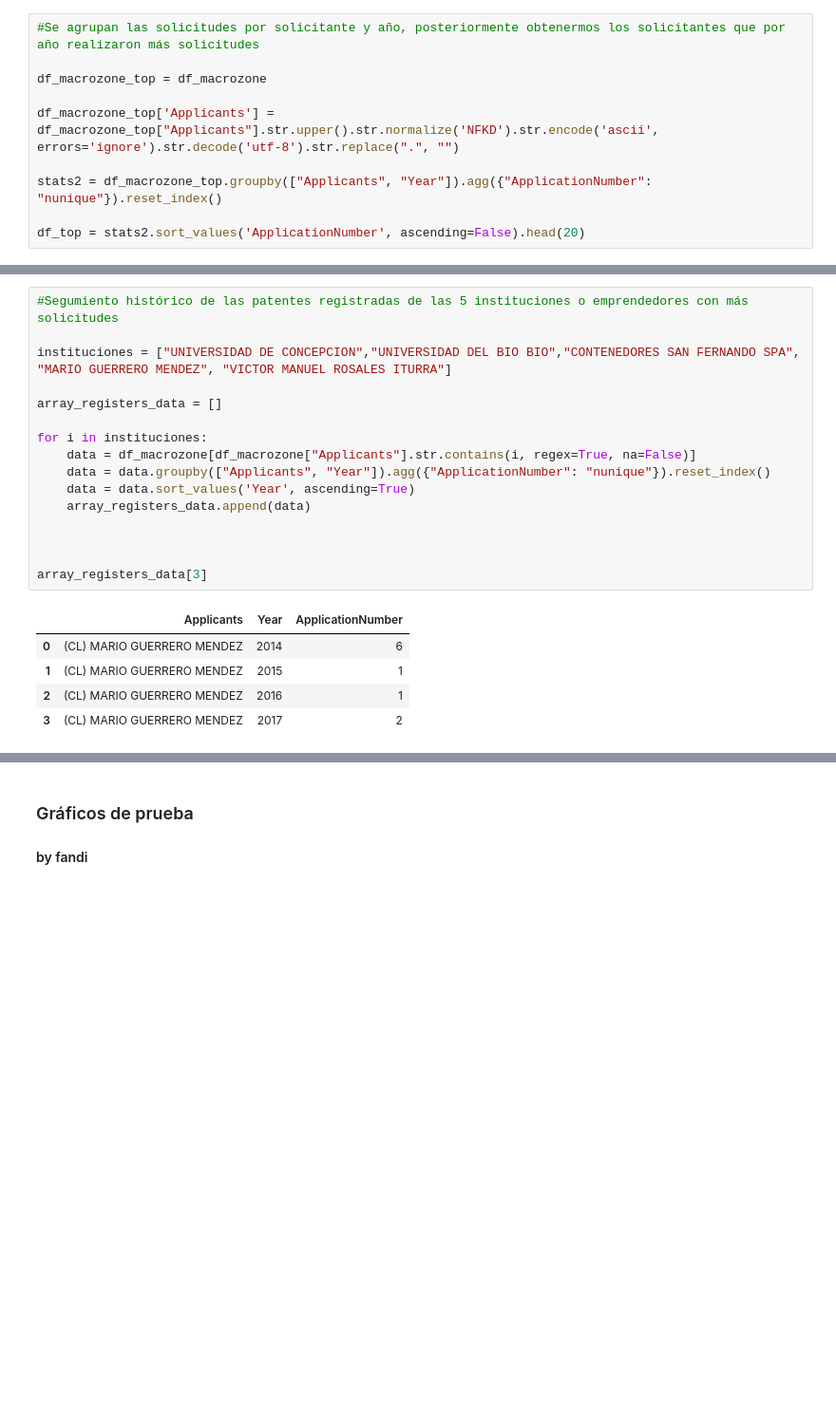
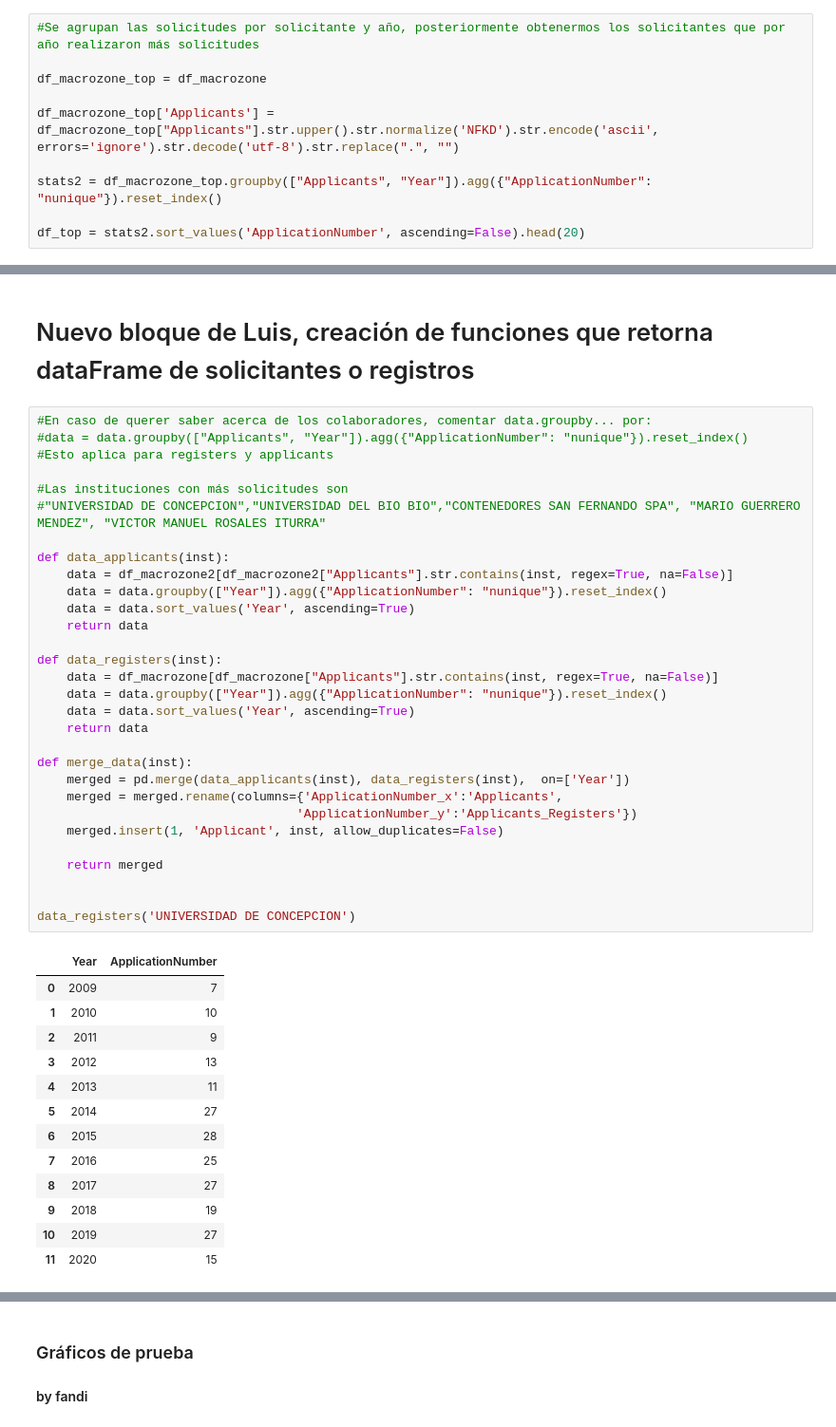
Before and after one commit to Ubb-Nodo-ctci/INAPI2, a Jupyter notebook: INAPI2.ipynb, the cells around one changed output, grey strips where cells are left out. Shown at 95% size. Drawn from its saved outputs; the diff is of its cells as text; blank space fills up the shorter version.

```diff
--- a/INAPI2.ipynb
+++ b/INAPI2.ipynb
@@ -158,22 +135,46 @@ array_applicants_data[3]
-# %%
-#Segumiento histórico de las patentes registradas de las 5 instituciones o emprendedores con más solicitudes
-
-instituciones = ["UNIVERSIDAD DE CONCEPCION","UNIVERSIDAD DEL BIO BIO","CONTENEDORES SAN FERNANDO SPA", "MARIO GUERRERO MENDEZ", "VICTOR MANUEL ROSALES ITURRA"]
-
-array_registers_data = []
-
-for i in instituciones:
-    data = df_macrozone[df_macrozone["Applicants"].str.contains(i, regex=True, na=False)]
-    data = data.groupby(["Applicants", "Year"]).agg({"ApplicationNumber": "nunique"}).reset_index()
-    data = data.sort_values('Year', ascending=True)
-    array_registers_data.append(data)
-
-
-
-array_registers_data[3]
-# %% [output]
-|  | Applicants | Year | ApplicationNumber |
-| 0 | (CL) MARIO GUERRERO MENDEZ | 2014 | 6 |
-| 1 | (CL) MARIO GUERRERO MENDEZ | 2015 | 1 |
-| 2 | (CL) MARIO GUERRERO MENDEZ | 2016 | 1 |
-| 3 | (CL) MARIO GUERRERO MENDEZ | 2017 | 2 |
+# %% [markdown]
+# Nuevo bloque de Luis, creación de funciones que retorna dataFrame de solicitantes o registros
+# %%
+#En caso de querer saber acerca de los colaboradores, comentar data.groupby... por:
+#data = data.groupby(["Applicants", "Year"]).agg({"ApplicationNumber": "nunique"}).reset_index()
+#Esto aplica para registers y applicants
+
+#Las instituciones con más solicitudes son
+#"UNIVERSIDAD DE CONCEPCION","UNIVERSIDAD DEL BIO BIO","CONTENEDORES SAN FERNANDO SPA", "MARIO GUERRERO MENDEZ", "VICTOR MANUEL ROSALES ITURRA"
+
+def data_applicants(inst):
+    data = df_macrozone2[df_macrozone2["Applicants"].str.contains(inst, regex=True, na=False)]
+    data = data.groupby(["Year"]).agg({"ApplicationNumber": "nunique"}).reset_index()
+    data = data.sort_values('Year', ascending=True)
+    return data
+
+def data_registers(inst):
+    data = df_macrozone[df_macrozone["Applicants"].str.contains(inst, regex=True, na=False)]
+    data = data.groupby(["Year"]).agg({"ApplicationNumber": "nunique"}).reset_index()
+    data = data.sort_values('Year', ascending=True)
+    return data
+
+def merge_data(inst):
+    merged = pd.merge(data_applicants(inst), data_registers(inst),  on=['Year'])
+    merged = merged.rename(columns={'ApplicationNumber_x':'Applicants',
+                                   'ApplicationNumber_y':'Applicants_Registers'})
+    merged.insert(1, 'Applicant', inst, allow_duplicates=False)
+
+    return merged
+
+
+data_registers('UNIVERSIDAD DE CONCEPCION')
+# %% [output]
+|  | Year | ApplicationNumber |
+| 0 | 2009 | 7 |
+| 1 | 2010 | 10 |
+| 2 | 2011 | 9 |
+| 3 | 2012 | 13 |
+| 4 | 2013 | 11 |
+| 5 | 2014 | 27 |
+| 6 | 2015 | 28 |
+| 7 | 2016 | 25 |
+| 8 | 2017 | 27 |
+| 9 | 2018 | 19 |
+| 10 | 2019 | 27 |
+| 11 | 2020 | 15 |
```
Also changed, not shown: parts of 26 cells of this notebook, 2 other files.
